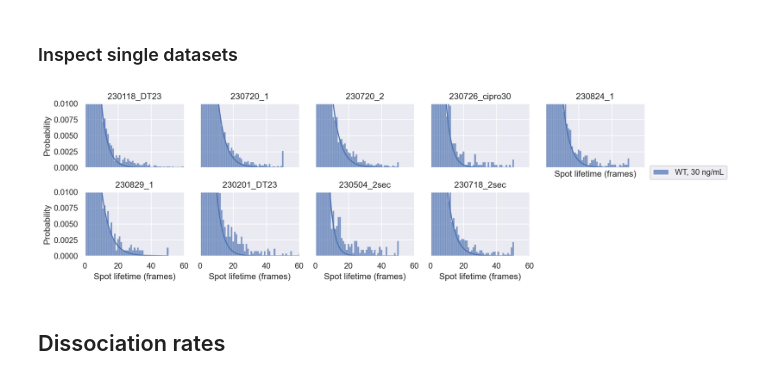
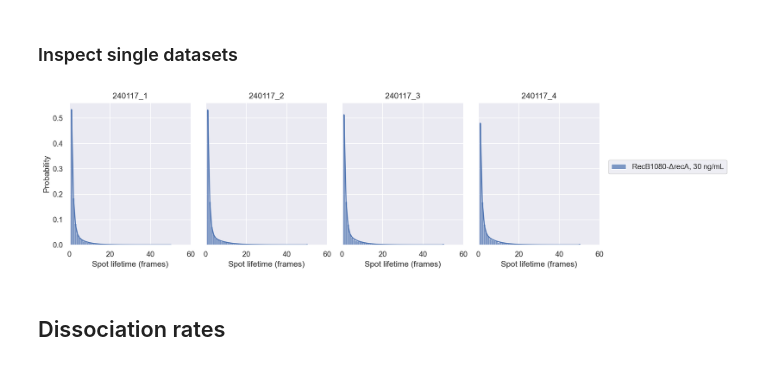
Before and after one commit to DanielThedie/RecB_article, a Jupyter notebook: Notebooks/3_Mutants/RecB_dissociation.ipynb, the cells around one changed output. Drawn from its saved outputs; the diff is of its cells as text; code cells hidden in the pictures.

```diff
--- a/Notebooks/3_Mutants/RecB_dissociation.ipynb
+++ b/Notebooks/3_Mutants/RecB_dissociation.ipynb
@@ -2,6 +2,7 @@
 # RecB dissociation rates in ΔrecA and RecB1080
 # %%
 from pyberries.data import DatasetPool
+import seaborn.objects as so
 
 data = (DatasetPool(path='D:\\DanielThedie\\BACMMAN\\Timelapse',
                     dsList=['230725_1', '230725_2', '230126_DT23', '230719_1', '230719_2',
@@ -21,7 +22,7 @@ data = (DatasetPool(path='D:\\DanielThedie\\BACMMAN\\Timelapse',
                             'RecB1080-$\Delta$recA, 0', 'RecB1080-$\Delta$recA, 0', 'RecB1080-$\Delta$recA, 0',
                             'RecB1080-$\Delta$recA, 30 ng/mL', 'RecB1080-$\Delta$recA, 30 ng/mL', 'RecB1080-$\Delta$recA, 30 ng/mL', 'RecB1080-$\Delta$recA, 30 ng/mL'],
                     filters={'all':'Frame < 50'},
-                    metadata={'all':'DateTime'},
+                    metadata='DateTime',
                     rename_objects={'Spot_detection':'RecB_spots'},
                     rename_cols={'SpotCount':'RecBSpotCount'}
                     )
@@ -139,19 +133,19 @@ Fit for dataset ('230913_2', 'RecB1080, 30 ng/mL', 'RecB1080', '30 ng/mL') faile
 # %% [markdown]
 ### Inspect single datasets
 # %%
-df = lifetime_fit.data.query('Group == "WT, 30 ng/mL"')
+df = lifetime_fit.data.query('Group == "RecB1080-$\Delta$recA, 30 ng/mL"')
 
 (
     so.Plot(df, x='TrackLength', color='Group')
     .layout(size=(12,4))
     .facet(col='Dataset', wrap=5)
     .add(so.Bars(), y='proportion')
     .add(so.Line(), y='Fit', legend=False)
-    .limit(x=(0, 60), y=(None, 0.01))
+    .limit(x=(0, 60), y=(None, None))
     .label(x="Spot lifetime (frames)", y="Probability", color='')
 )
 # %% [output]
-[figure, old version]
+[figure, new version]
 # %% [markdown]
 ## Dissociation rates
 # %%
```
Also changed, not shown: parts of 17 cells of this notebook.
